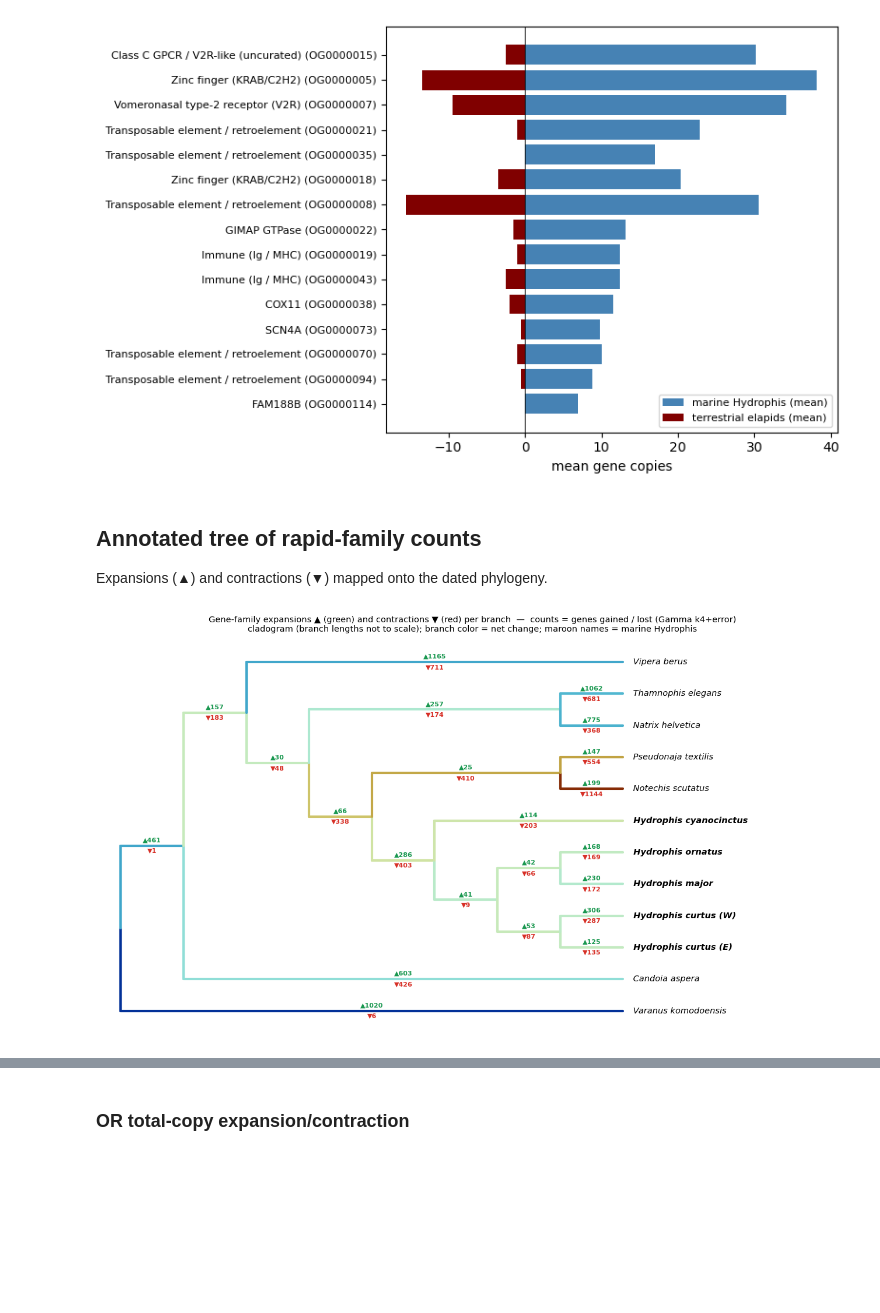
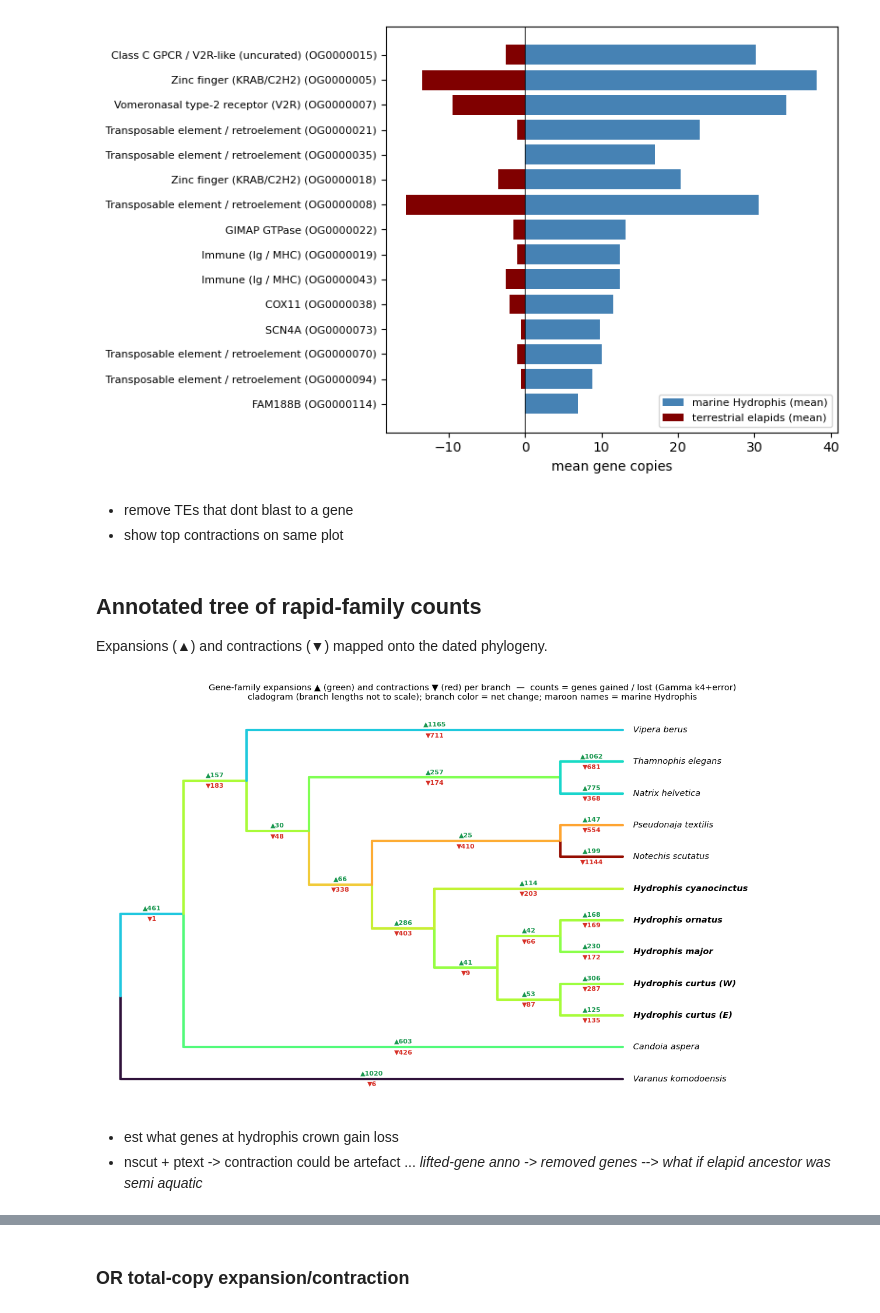
Before and after one commit to blytrm/Hydrophiinae-genomics, a Jupyter notebook: 5_phylogenetics/cafe5/04_analysis_report.ipynb, the cells around one changed output, grey strips where cells are left out. Drawn from its saved outputs; the diff is of its cells as text; code cells hidden in the pictures; blank space fills up the shorter version.

Commit message:
plotting results

```diff
--- a/5_phylogenetics/cafe5/04_analysis_report.ipynb
+++ b/5_phylogenetics/cafe5/04_analysis_report.ipynb
@@ -320,6 +322,9 @@ ax.axvline(0,color="k",lw=.6); ax.set(xlabel="mean gene copies")
 ax.legend(fontsize=8); plt.tight_layout(); plt.savefig("figures/nb3_seasnake_expanded.png",dpi=130); plt.show()
 # %% [output]
 [figure]
+# %% [markdown]
+- remove TEs that dont blast to a gene
+- show top contractions on same plot
 # %% [markdown]
 ##  Annotated tree of rapid-family counts
 Expansions (▲) and contractions (▼) mapped onto the dated phylogeny.
@@ -328,23 +333,47 @@ sp_t = dendropy.Tree.get(path="trees/species_tree_ultrametric_multical.nwk", sch
 
 # CLADOGRAM layout (branch lengths NOT to scale) so every branch has room for its counts,
     # incl. the very recent (~2 My) Hydrophis radiation that a time-scaled tree crushes together.
-h = {}
+h = {} # dictionary to store the depth of each node
+for node in sp_t.postorder_node_iter():
+    if node.is_leaf():
+        h[node] = 0  # leaves are at depth 0
+    else:
+        # for internal node, depth is 1 + max child depth
+        h[node] = 1 + max(h[child] for child in node.child_nodes())
+
+H = h[sp_t.seed_node]  # overall tree height (from root to deepest tip)
+def xpos(node):
+    # Returns the horizontal x-coordinate for each node, so that root is at x=0, and all tips are at x=H
+    return H - h[node]
+
+leaves = list(sp_t.leaf_node_iter())  # list of leaf nodes
+
+# assign y-coords to all nodes in the tree so they can be plotted
+for i, l in enumerate(leaves):
+    l.y = i * 1.0  # Assign y-values to leaves
+# Then, for each internal (non-leaf) node, set its y position as the mean of its child nodes' y positions.
 for nd in sp_t.postorder_node_iter():
-    h[nd] = 0 if nd.is_leaf() else 1 + max(h[c] for c in nd.child_nodes())
-H = h[sp_t.seed_node]
-def xpos(nd): return H - h[nd]                    # root=0 (left) -> tips aligned at x=H (right)
-leaves = list(sp_t.leaf_node_iter())
-for i,l in enumerate(leaves): l.y = i*1.0
-for nd in sp_t.postorder_node_iter():
-    if not nd.is_leaf(): nd.y = float(np.mean([c.y for c in nd.child_nodes()]))
+    if not nd.is_leaf():
+        nd.y = float(np.mean([c.y for c in nd.child_nodes()]))  # Internal nodes at the mean position of their children
 
 # clade (tip set) -> (genes_gained, genes_lost, rapid_families)
 tipset_stats = {}
 for col,row in summ.iterrows():
+    # For each summary table row, a variable `ts` is defined, which is an immutable set (frozenset) of tip labels
+        # If the row corresponds to a tip, `ts` contains a single label extracted from the column name
+    # For internal nodes, `ts` is the set of all descendant tip labels found by looking up `node_tips` using the node ID
+    # `ts`= identifies groups of tips (either a single tip or a clade) -> dictionary key to store statistics (genes gained, lost, rapid families) for that clade in `tipset_stats`
     ts = frozenset([re.match(r"([A-Za-z]+)", col).group(1)]) if row["kind"]=="tip" else node_tips.get(int(row["id"]), frozenset())
     tipset_stats[ts] = (int(row["genes_gained"]), int(row["genes_lost"]), int(row["rapid_families"]))
 
+
 def branch_net(nd):
+    """
+    - collects all leaf labels in the clade descending from this node
+    - looks up the statistics for this set of tips in the `tipset_stats` dictionary
+    - returns the net number of genes gained minus lost on that branch -> float
+    - if there are no stats for this branch -> returns 0.0
+    """
     ts = frozenset(l.taxon.label for l in nd.leaf_iter())
     st = tipset_stats.get(ts)
     if not st:
@@ -352,10 +381,14 @@ def branch_net(nd):
     gained, lost, _ = st
     return float(gained - lost)
 
+
 branch_d = [branch_net(nd) for nd in sp_t.preorder_node_iter() if nd.parent_node is not None]
+    # collects net gene gain/loss per branch
 lim = max(abs(min(branch_d)), abs(max(branch_d))) or 1.0
+    # find max abs net change --> for color scaling
 norm = TwoSlopeNorm(vmin=-lim, vcenter=0, vmax=lim)
-cmap = cm.roma
+    # define normalization --> 0 in middle (no change), extremes at ends
+cmap = plt.get_cmap("turbo_r")  # contraction = red, expansion = blue
 
 marine = {"hcy","hcure","hcurw","horn","hmaj"}
 fig, ax = plt.subplots(figsize=(13, 7.5))
@@ -369,32 +402,36 @@ for nd in sp_t.preorder_node_iter():
     lw = 3.0
 
     ax.plot([x0, x1], [nd.y, nd.y], color=col, lw=lw, zorder=2, solid_capstyle="round")
     ax.plot([x0, x0], [p.y, nd.y], color=col, lw=lw, zorder=2, solid_capstyle="round")
 
     st = tipset_stats.get(ts)
     if st:
         g, ll, _ = st; xm = (x0 + x1) / 2
         ax.annotate("▲"+str(g), (xm, nd.y), xytext=(0, 3),  textcoords="offset points",
                     ha="center", va="bottom", color="#1a9850", fontsize=8, fontweight="bold", zorder=5)
         ax.annotate("▼"+str(ll), (xm, nd.y), xytext=(0, -3), textcoords="offset points",
                     ha="center", va="top",    color="#d73027", fontsize=8, fontweight="bold", zorder=5)
 
 for l in leaves:
     ax.text(H + 0.12, l.y, " " + smap.get(l.taxon.label, l.taxon.label), va="center", fontsize=10.5,
             style="italic", color="black" if l.taxon.label in marine else "#000",
             fontweight="bold" if l.taxon.label in marine else "normal")
 
 
 
 ax.set_xlim(-0.3, H + 3.5); ax.set_ylim(-0.8, len(leaves)-0.2)
 ax.set_xticks([]); ax.set_yticks([])
 for s in ("top","right","left","bottom"): ax.spines[s].set_visible(False)
 ax.set_title("Gene-family expansions ▲ (green) and contractions ▼ (red) per branch  —  "
              "counts = genes gained / lost (Gamma k4+error)" + chr(10) +
              "cladogram (branch lengths not to scale); branch color = net change; maroon names = marine Hydrophis", fontsize=10.5)
 plt.tight_layout()
 # plt.savefig("figures/nb3_tree.png", dpi=140, bbox_inches="tight")
 plt.show()
 # %% [output]
-[figure, old version]
+[figure, new version]
+# %% [markdown]
+- est what genes at hydrophis crown gain loss
+- nscut + ptext -> contraction could be artefact ... _lifted-gene anno -> removed genes_
+--> _what if elapid ancestor was semi aquatic_
 # %% [markdown]
```
Also changed, not shown: parts of 4 cells of this notebook, 11 other files.
